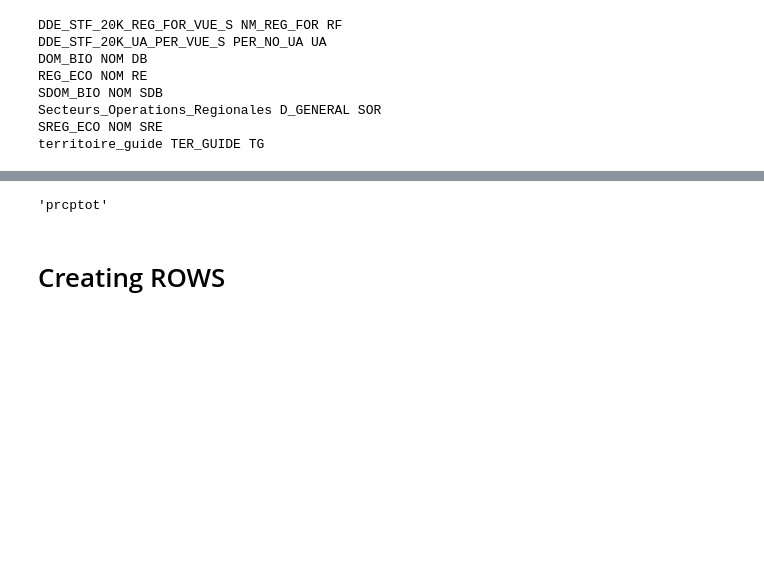
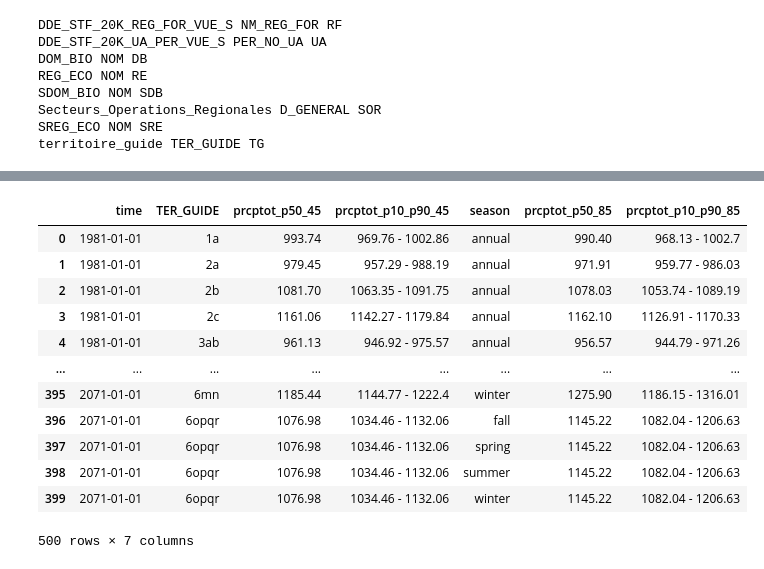
Before and after one commit to Ouranosinc/PortraitsClimMFFP, a Jupyter notebook: Data Processing Jupyter Notebooks/Tables CSV 8 variables all regions.ipynb, the cells around one changed output, grey strips where cells are left out. Cells and saved outputs as stored; diff of their text form; code cells hidden in the pictures; blank space fills up the shorter version.

Commit message:
Table fixed

```diff
--- a/Data Processing Jupyter Notebooks/Tables CSV 8 variables all regions.ipynb
+++ b/Data Processing Jupyter Notebooks/Tables CSV 8 variables all regions.ipynb
@@ -97,0 +237,2 @@ dsEnsSeas45 = ens.create_ensemble(filesSeas45)
+# %%
+dfseason45 = pd.concat(listds45)
@@ -97,0 +260,28 @@ dsEnsSeas45 = ens.create_ensemble(filesSeas45)
+# %%
+dsEns85= ens.create_ensemble(files85)
+dsEns85.time.dt.season[0:4]
+# Seasonal example 30 y means
+listds85 = []
+i=0
+for s in dsEns85.time.dt.season[0:4]:
+    print (i)
+    tmp1 = dsEns85.sel(time=(dsEns85.time.dt.year>=1981))
+    tmp1 = tmp1.sel(time=(tmp1.time.dt.season==s))
+    window = 30
+    time1 = tmp1.time[0::window]
+    # 30 y means
+    ds30yavgTable = tmp1.coarsen(time=window).mean()
+    ds30yavgTable['time'] = time1
+    # percentiles
+    perc30yavgTable85 = ens.ensemble_percentiles(ds30yavgTable)
+    #perc30yavgTable
+    dfSeas85 = perc30yavgTable85.drop('realization').to_dataframe().dropna()
+    if i== 0: season = "winter"
+    elif i == 1: season = "spring"
+    elif i == 2: season = "summer"
+    elif i == 3: season = "fall"
+    print (season)
+    dfSeas85["season"] = season
+    print(dfSeas85)
+    i = i+1
+    listds85.append(dfSeas85)
@@ -97,0 +357,2 @@ dsEnsSeas45 = ens.create_ensemble(filesSeas45)
+# %%
+dfseason85 = pd.concat(listds85)
@@ -198,6 +509,0 @@ Name: prcptot_p10, Length: 100, dtype: object
-# %%
-var
-# %% [output]
-'prcptot'
-# %% [markdown]
-# Creating ROWS
@@ -203,0 +514,18 @@ var
+# %%
+dfall = pd.concat((dfreg2, dfreg2s))
+# %%
+dfall
+# %% [output]
+|  | time | TER_GUIDE | prcptot_p50_45 | prcptot_p10_p90_45 | season | prcptot_p50_85 | prcptot_p10_p90_85 |
+| 0 | 1981-01-01 | 1a | 993.74 | 969.76 - 1002.86 | annual | 990.40 | 968.13 - 1002.7 |
+| 1 | 1981-01-01 | 2a | 979.45 | 957.29 - 988.19 | annual | 971.91 | 959.77 - 986.03 |
+| 2 | 1981-01-01 | 2b | 1081.70 | 1063.35 - 1091.75 | annual | 1078.03 | 1053.74 - 1089.19 |
+| 3 | 1981-01-01 | 2c | 1161.06 | 1142.27 - 1179.84 | annual | 1162.10 | 1126.91 - 1170.33 |
+| 4 | 1981-01-01 | 3ab | 961.13 | 946.92 - 975.57 | annual | 956.57 | 944.79 - 971.26 |
+| ... | ... | ... | ... | ... | ... | ... | ... |
+| 395 | 2071-01-01 | 6mn | 1185.44 | 1144.77 - 1222.4 | winter | 1275.90 | 1186.15 - 1316.01 |
+| 396 | 2071-01-01 | 6opqr | 1076.98 | 1034.46 - 1132.06 | fall | 1145.22 | 1082.04 - 1206.63 |
+| 397 | 2071-01-01 | 6opqr | 1076.98 | 1034.46 - 1132.06 | spring | 1145.22 | 1082.04 - 1206.63 |
+| 398 | 2071-01-01 | 6opqr | 1076.98 | 1034.46 - 1132.06 | summer | 1145.22 | 1082.04 - 1206.63 |
+| 399 | 2071-01-01 | 6opqr | 1076.98 | 1034.46 - 1132.06 | winter | 1145.22 | 1082.04 - 1206.63 |
+500 rows × 7 columns
```
Also changed, not shown: parts of 47 cells of this notebook.
